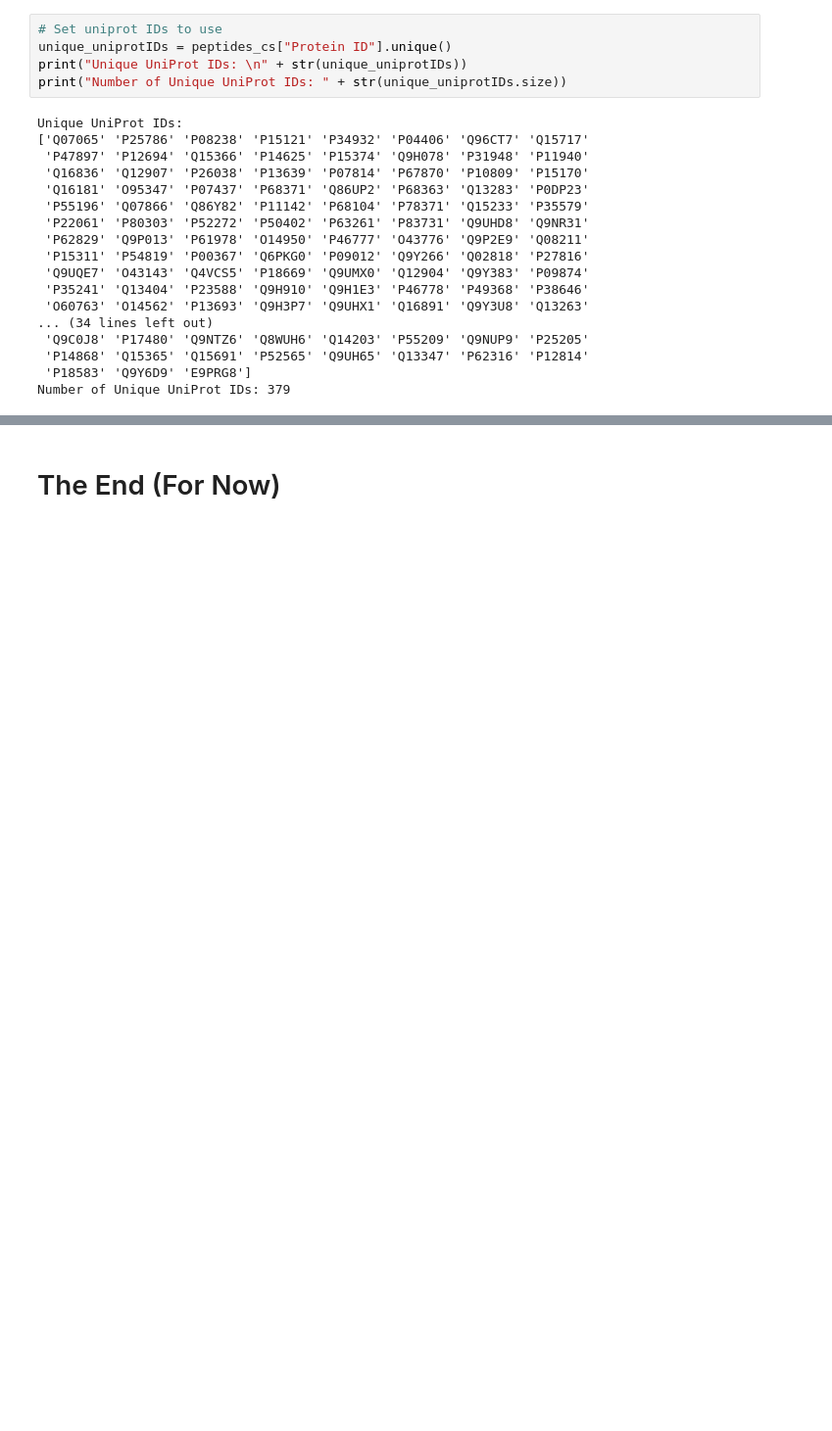
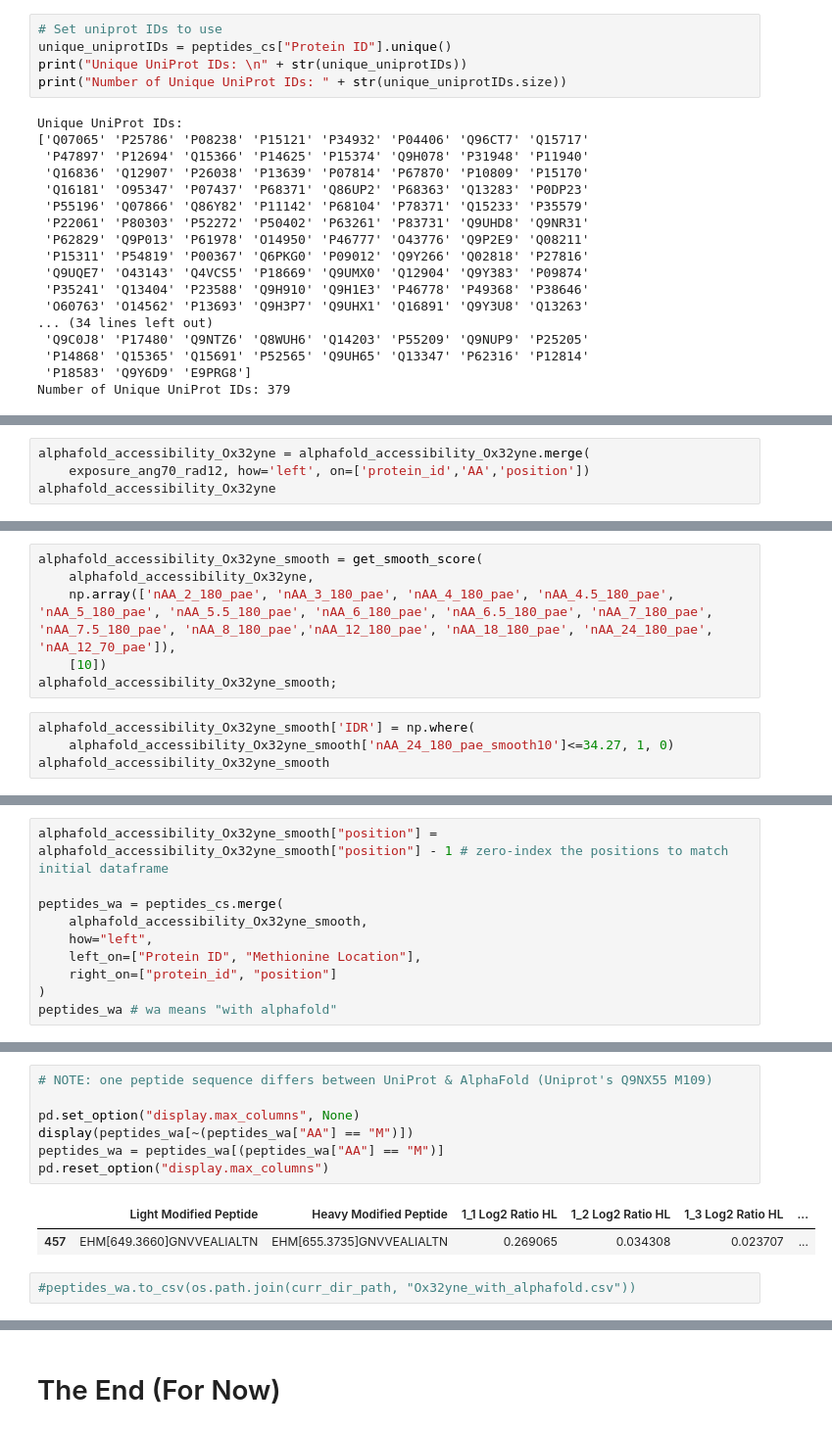
Before and after one commit to ritster/MetML, a Jupyter notebook: ChURRO_revisions/datagen-revisions.ipynb, the cells around one changed output, grey strips where cells are left out. Shown at 98% size. Drawn from its saved outputs; the diff is of its cells as text; blank space fills up the shorter version.

```diff
--- a/ChURRO_revisions/datagen-revisions.ipynb
+++ b/ChURRO_revisions/datagen-revisions.ipynb
@@ -622,0 +527,4 @@ peptides_wa
+# %%
+alphafold_accessibility_Ox32yne = alphafold_accessibility_Ox32yne.merge(
+    exposure_ang70_rad12, how='left', on=['protein_id','AA','position'])
+alphafold_accessibility_Ox32yne
@@ -622,0 +545,10 @@ peptides_wa
+# %%
+alphafold_accessibility_Ox32yne_smooth = get_smooth_score(
+    alphafold_accessibility_Ox32yne,
+    np.array(['nAA_2_180_pae', 'nAA_3_180_pae', 'nAA_4_180_pae', 'nAA_4.5_180_pae', 'nAA_5_180_pae', 'nAA_5.5_180_pae', 'nAA_6_180_pae', 'nAA_6.5_180_pae', 'nAA_7_180_pae', 'nAA_7.5_180_pae', 'nAA_8_180_pae','nAA_12_180_pae', 'nAA_18_180_pae', 'nAA_24_180_pae', 'nAA_12_70_pae']),
+    [10])
+alphafold_accessibility_Ox32yne_smooth;
+# %%
+alphafold_accessibility_Ox32yne_smooth['IDR'] = np.where(
+    alphafold_accessibility_Ox32yne_smooth['nAA_24_180_pae_smooth10']<=34.27, 1, 0)
+alphafold_accessibility_Ox32yne_smooth
@@ -622,0 +571,10 @@ peptides_wa
+# %%
+alphafold_accessibility_Ox32yne_smooth["position"] = alphafold_accessibility_Ox32yne_smooth["position"] - 1 # zero-index the positions to match initial dataframe
+
+peptides_wa = peptides_cs.merge(
+    alphafold_accessibility_Ox32yne_smooth,
+    how="left",
+    left_on=["Protein ID", "Methionine Location"],
+    right_on=["protein_id", "position"]
+)
+peptides_wa # wa means "with alphafold"
@@ -622,0 +595,12 @@ peptides_wa
+# %%
+# NOTE: one peptide sequence differs between UniProt & AlphaFold (Uniprot's Q9NX55 M109)
+
+pd.set_option("display.max_columns", None)
+display(peptides_wa[~(peptides_wa["AA"] == "M")])
+peptides_wa = peptides_wa[(peptides_wa["AA"] == "M")]
+pd.reset_option("display.max_columns")
+# %% [output]
+|  | Light Modified Peptide | Heavy Modified Peptide | 1_1 Log2 Ratio HL | 1_2 Log2 Ratio HL | 1_3 Log2 Ratio HL | ... |
+| 457 | EHM[649.3660]GNVVEALIALTN | EHM[655.3735]GNVVEALIALTN | 0.269065 | 0.034308 | 0.023707 | ... |
+# %%
+#peptides_wa.to_csv(os.path.join(curr_dir_path, "Ox32yne_with_alphafold.csv"))
```
Also changed, not shown: parts of 79 cells of this notebook, 2 other files.
